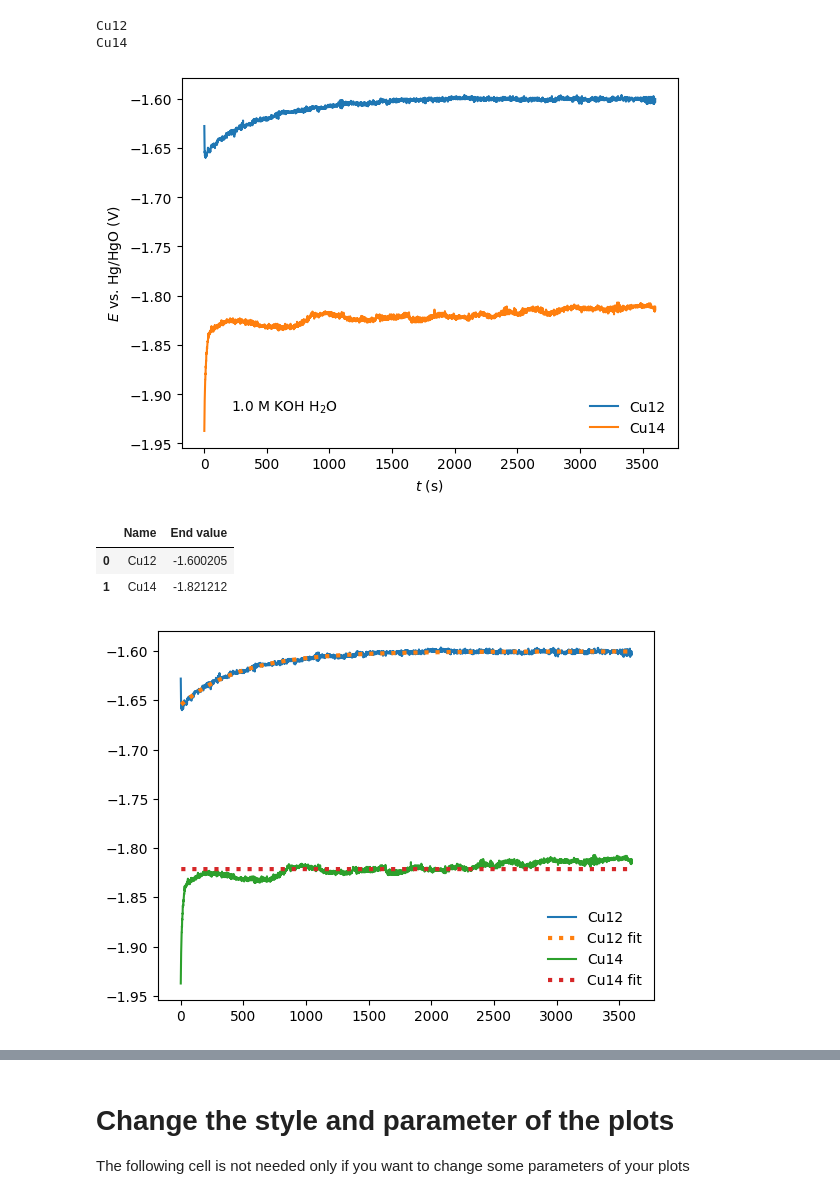
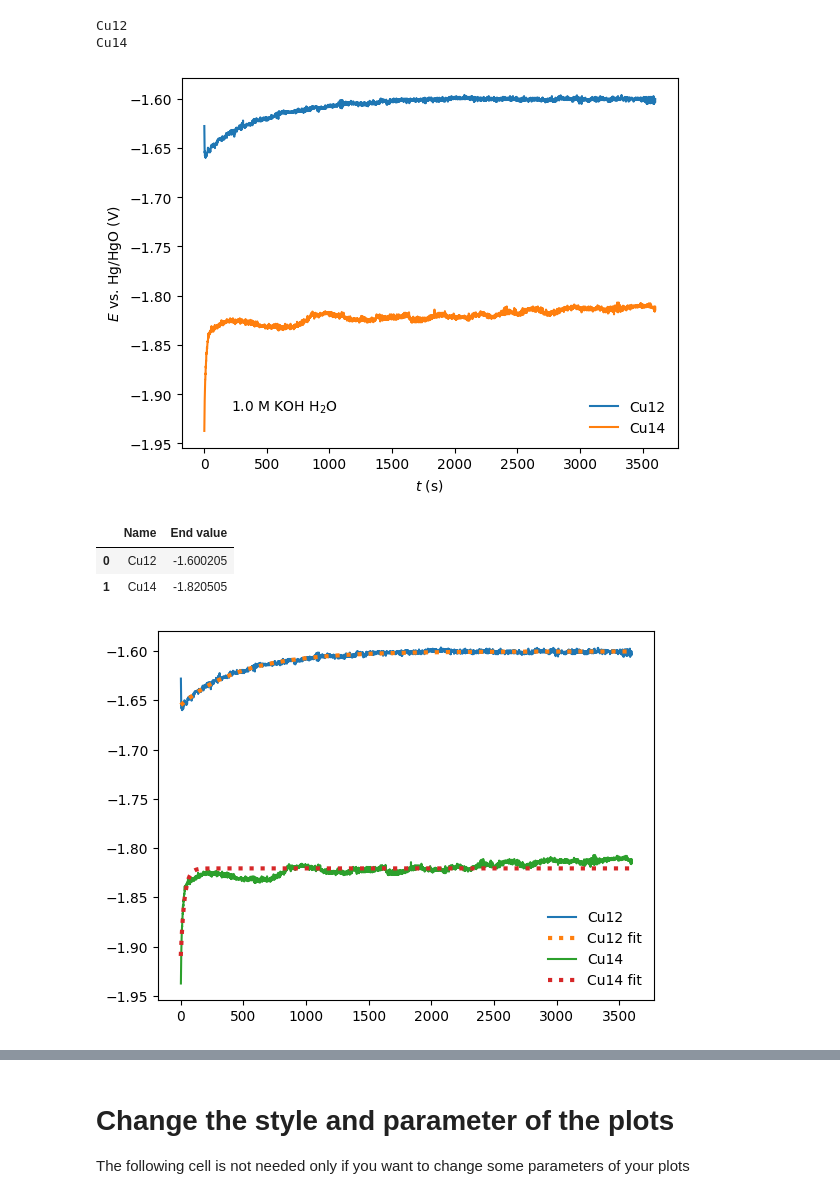
Before and after one commit to FAIRChemistry/datamodel-electrochemistry, a Jupyter notebook: Notebook_with_markdown.ipynb, the cells around one changed output, grey strips where cells are left out. Cells and saved outputs as stored; diff of their text form; code cells hidden in the pictures.

```diff
--- a/Notebook_with_markdown.ipynb
+++ b/Notebook_with_markdown.ipynb
@@ -131,12 +131,12 @@ class MultiChronoPotentiometry:
             fig.savefig(plotname,bbox_inches='tight')
     def end_value_fit(self,save=False):
         def exponential_fit(x, a, b, c):
-            return a * np.exp(-b * x) + c
+            return a * np.exp(-b/2 * x) + c
         fig,ax =plt.subplots()
         names=[]
         end_values=[]
         for experiment in self.experiment_list:
-            t_fit = np.linspace(5, self.df_liste[experiment].shape[0], self.df_liste[experiment].shape[0])
+            t_fit = np.linspace(0, self.df_liste[experiment].shape[0], self.df_liste[experiment].shape[0])
             popt, pcov = curve_fit(exponential_fit,self.df_liste[experiment]["t"], self.df_liste[experiment]["E"])
             c=popt[2]
             names.append(e_chem.experiments[experiment].name)
@@ -149,32 +149,32 @@ class MultiChronoPotentiometry:
     def end_value(self,save=False):
         fig,ax =plt.subplots()
         names=[]
         end_values=[]
         for experiment in self.experiment_list:
             last_values = self.df_liste[experiment].tail(100)["E"].values[0]
             average = last_values.mean()
             ax.plot(self.df_liste[experiment]["t"], self.df_liste[experiment]["E"],label=e_chem.experiments[experiment].name)
             ax.plot(self.df_liste[experiment]["t"], [average] * len(self.df_liste[experiment]["t"]), linewidth=3,linestyle='dotted', label="{} average".format(e_chem.experiments[experiment].name))
             ax.legend(loc="best",frameon=False)
             names.append(e_chem.experiments[experiment].name)
             end_values.append(average)
             df = pd.DataFrame(list(zip(names,end_values)), columns=["Name","Average (last 50 point)"])
         plt.show()
         if save:
             plotname=input("Enter the name of the plot: ")
             fig.savefig(plotname,bbox_inches='tight')
         return  df
 
 
 
 test=MultiChronoPotentiometry(e_chem,[0,1],change_reference=False)
 test.plot((0.1,0.1),annotate=True)
 #test.quick_plot()
 #test.end_value()
 test.end_value_fit()
 # %% [output]
 [figure]
 |  | Name | End value |
 | 0 | Cu12 | -1.600205 |
-| 1 | Cu14 | -1.821212 |
+| 1 | Cu14 | -1.820505 |
-[figure, old version]
+[figure, new version]
```
Also changed, not shown: parts of 3 cells of this notebook, 1 other file.
